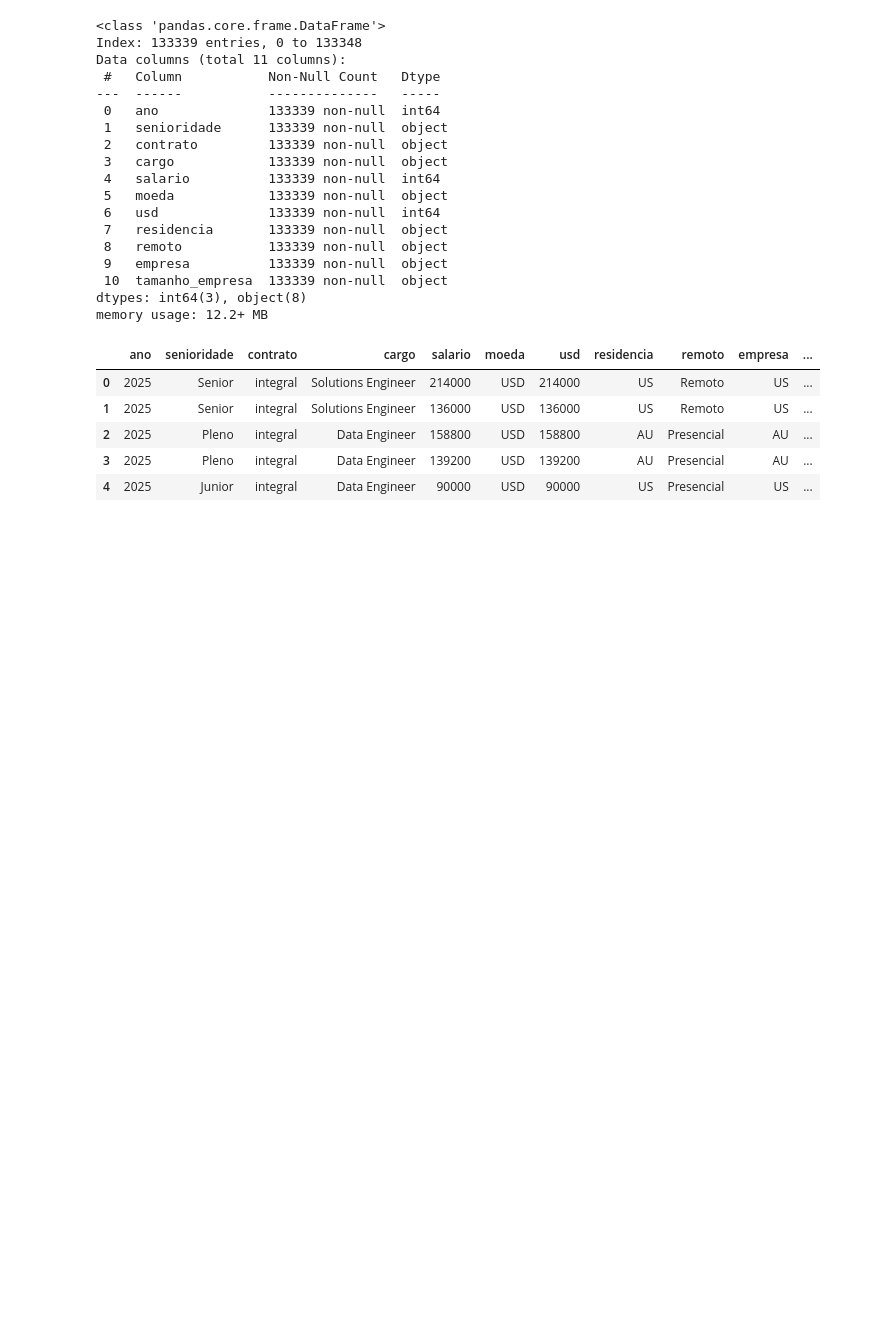
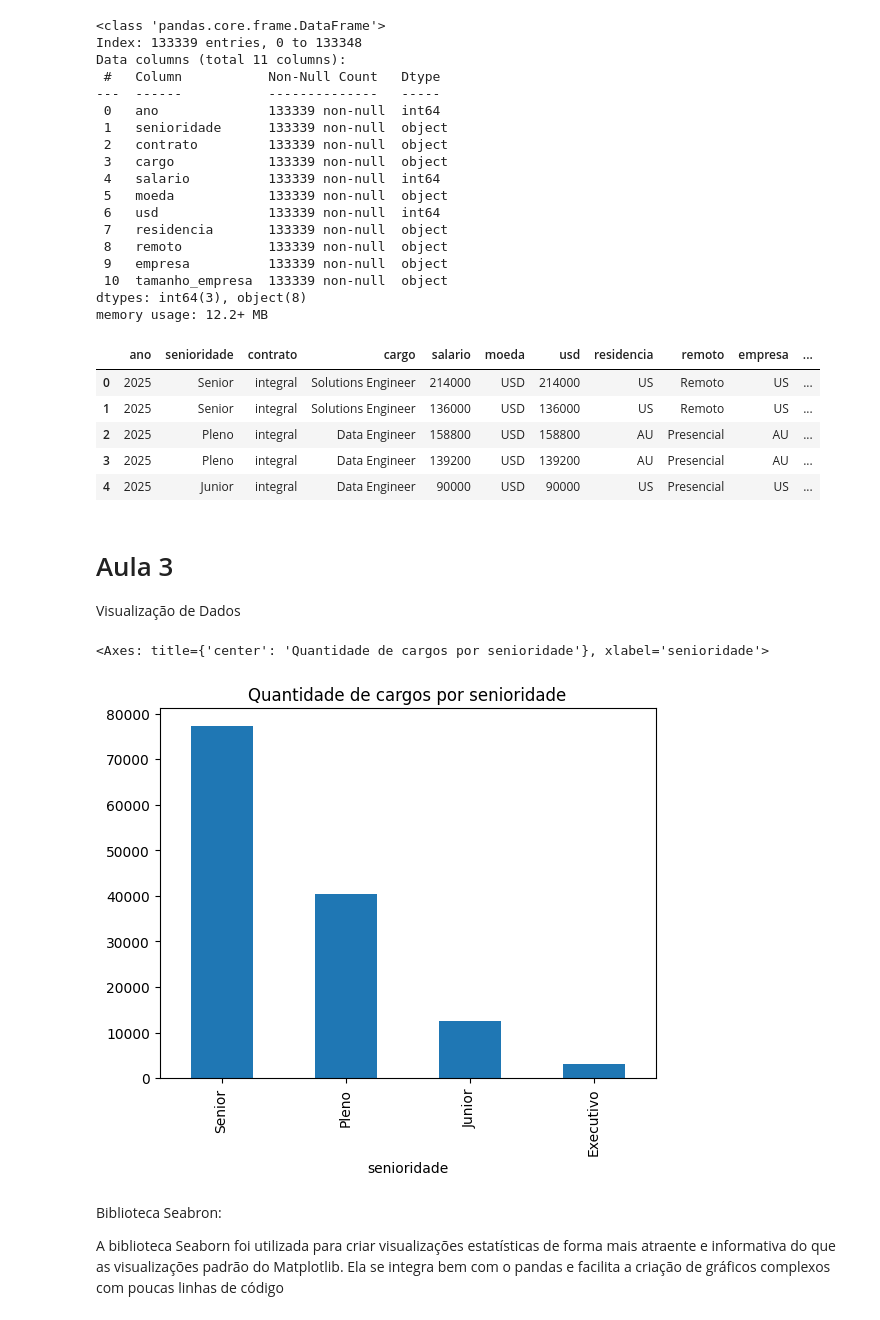
Before and after one commit to nortonacosta/Imersao_python_dados, a Jupyter notebook: Imersão_Python_Dados.ipynb, the cells around one changed output. Saved outputs shown, nothing was run; the diff lists cells and outputs as text; code cells hidden in the pictures; blank space fills up the shorter version.

```diff
--- a/Imersão_Python_Dados.ipynb
+++ b/Imersão_Python_Dados.ipynb
@@ -446,3 +446,16 @@ df_limpo.head()
 | 2 | 2025 | Pleno | integral | Data Engineer | 158800 | USD | 158800 | AU | Presencial | AU | ... |
 | 3 | 2025 | Pleno | integral | Data Engineer | 139200 | USD | 139200 | AU | Presencial | AU | ... |
 | 4 | 2025 | Junior | integral | Data Engineer | 90000 | USD | 90000 | US | Presencial | US | ... |
+# %% [markdown]
+# Aula 3
+
+Visualização de Dados
+# %%
+df_limpo['senioridade'].value_counts().plot(kind='bar', title='Quantidade de cargos por senioridade')
+# %% [output]
+<Axes: title={'center': 'Quantidade de cargos por senioridade'}, xlabel='senioridade'>
+[figure, added]
+# %% [markdown]
+Biblioteca Seabron:
+
+A biblioteca Seaborn foi utilizada para criar visualizações estatísticas de forma mais atraente e informativa do que as visualizações padrão do Matplotlib. Ela se integra bem com o pandas e facilita a criação de gráficos complexos com poucas linhas de código
```
Also changed, not shown: parts of 24 cells of this notebook.
